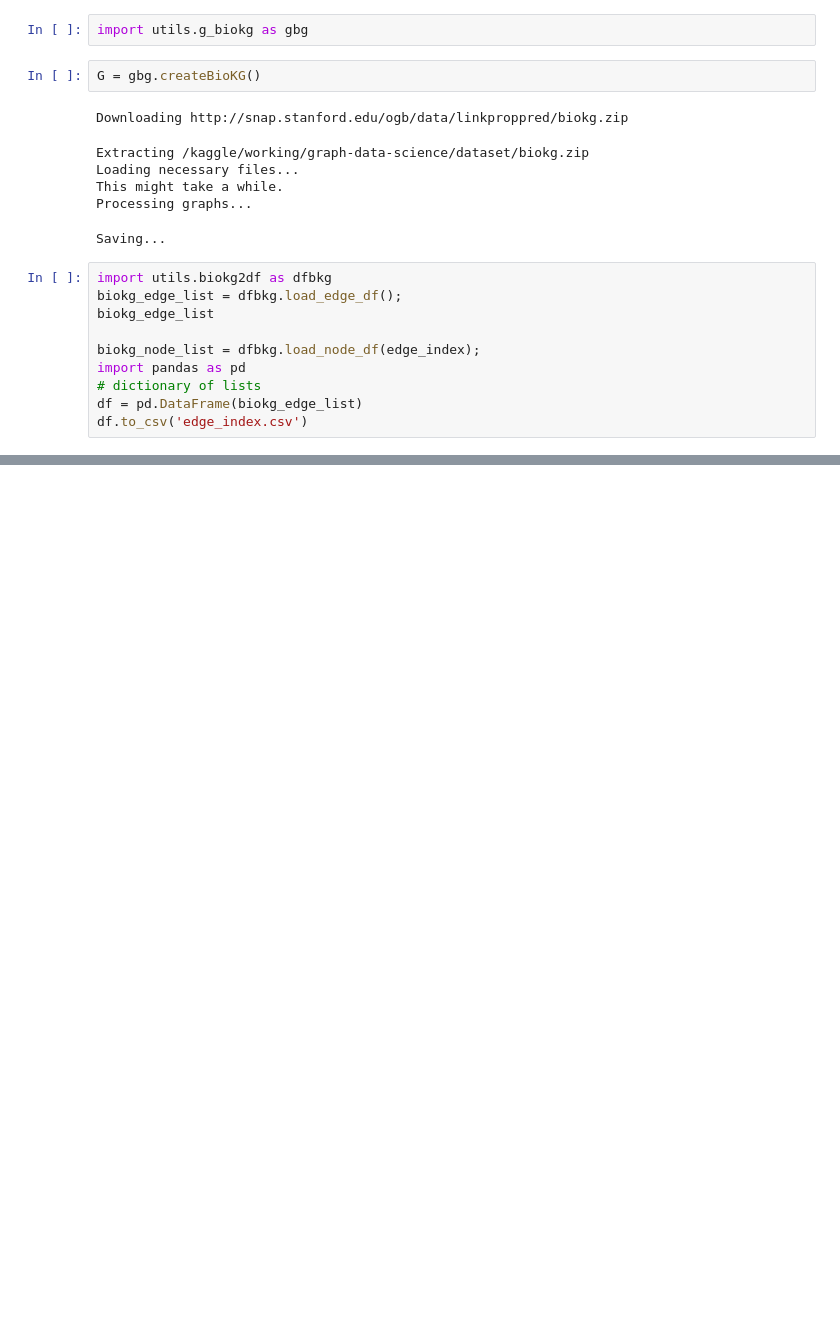
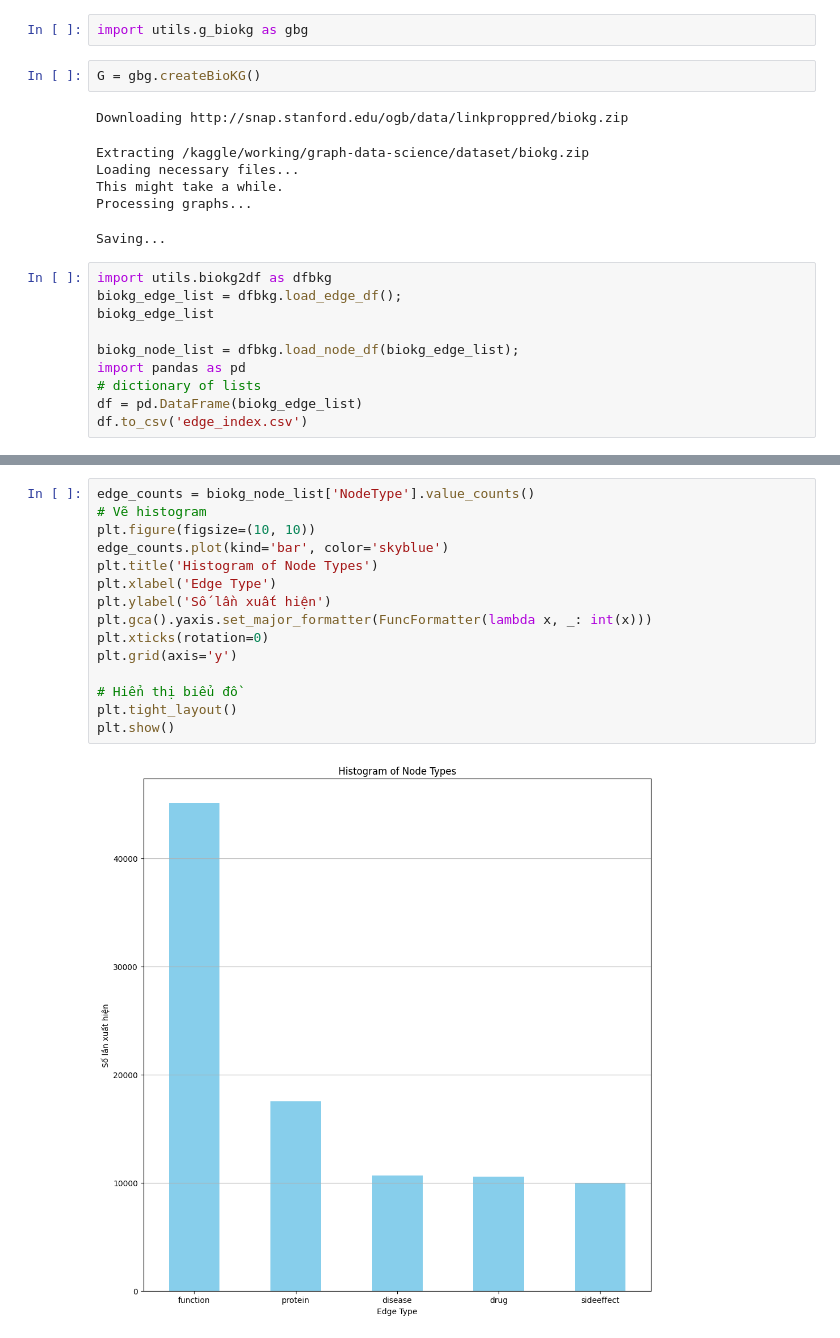
Before and after one commit to phungbminh/graph-data-science, a Jupyter notebook: working/session-02/cugraph.ipynb, the cells around one changed output, grey strips where cells are left out. Drawn from its saved outputs; the diff is of its cells as text; blank space fills up the shorter version.

```diff
--- a/working/session-02/cugraph.ipynb
+++ b/working/session-02/cugraph.ipynb
@@ -82,7 +106,7 @@ import utils.biokg2df as dfbkg
 biokg_edge_list = dfbkg.load_edge_df();
 biokg_edge_list
 
-biokg_node_list = dfbkg.load_node_df(edge_index);
+biokg_node_list = dfbkg.load_node_df(biokg_edge_list);
 import pandas as pd
 # dictionary of lists
 df = pd.DataFrame(biokg_edge_list)
@@ -279,0 +225,17 @@ draw_graph(nxcg_G, show_names=True, node_size=2, edge_width=0.2)
+# %%
+edge_counts = biokg_node_list['NodeType'].value_counts()
+# Vẽ histogram
+plt.figure(figsize=(10, 10))
+edge_counts.plot(kind='bar', color='skyblue')
+plt.title('Histogram of Node Types')
+plt.xlabel('Edge Type')
+plt.ylabel('Số lần xuất hiện')
+plt.gca().yaxis.set_major_formatter(FuncFormatter(lambda x, _: int(x)))
+plt.xticks(rotation=0)
+plt.grid(axis='y')
+
+# Hiển thị biểu đồ
+plt.tight_layout()
+plt.show()
+# %% [output]
+[figure, added]
```
Also changed, not shown: parts of 21 cells of this notebook.
